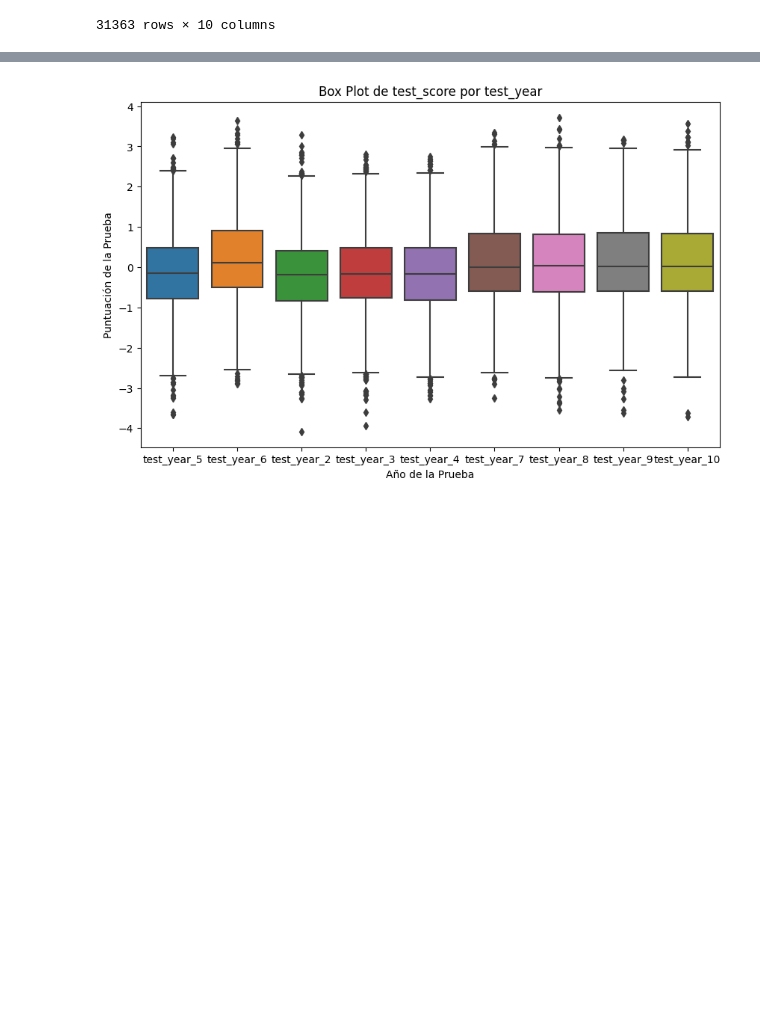
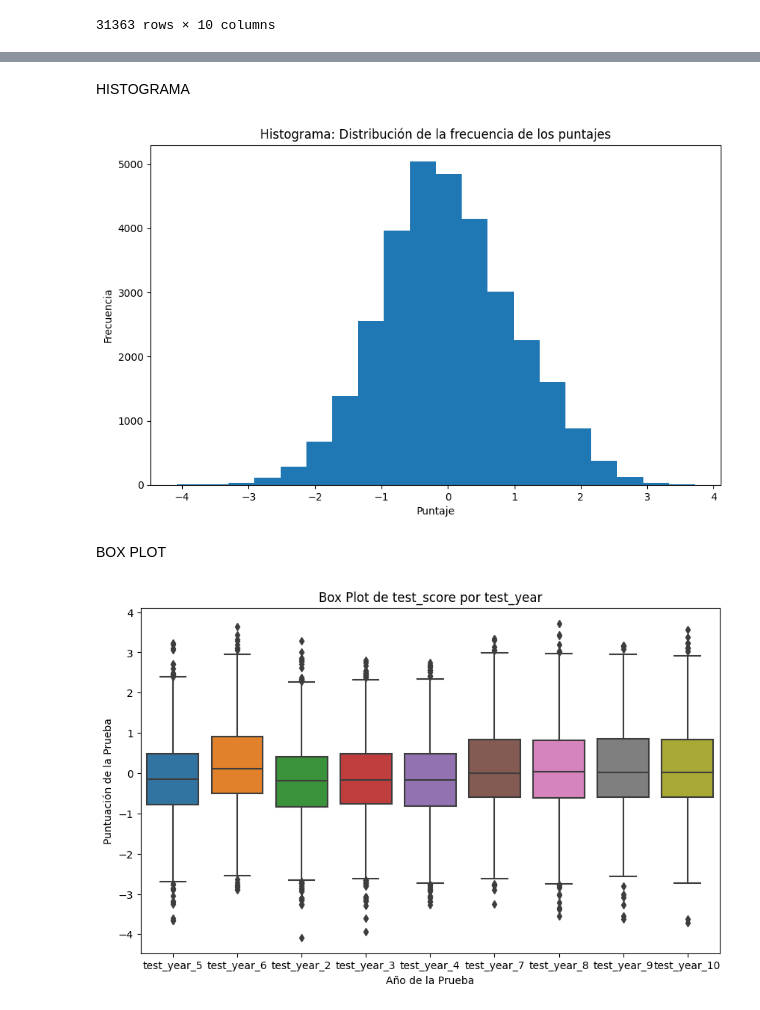
Before and after one commit to cindygarcia/TrabajoAnalisisDatos, a Jupyter notebook: taller1_enunciado.ipynb, the cells around one changed output, grey strips where cells are left out. Saved outputs shown, nothing was run; the diff lists cells and outputs as text; code cells hidden in the pictures; blank space fills up the shorter version.

```diff
--- a/taller1_enunciado.ipynb
+++ b/taller1_enunciado.ipynb
@@ -1058,3 +1135,16 @@ plt.show()
+# %% [markdown]
+HISTOGRAMA
+# %%
+plt.figure(figsize=(10, 6))
+plt.hist(df_final['test_score'], bins=20)
+plt.title('Histograma: Distribución de la frecuencia de los puntajes')
+plt.xlabel('Puntaje')
+plt.ylabel('Frecuencia')
+plt.show()
+# %% [output]
+[figure, added]
+# %% [markdown]
+BOX PLOT
 # %%
 # Crear un box plot
 plt.figure(figsize=(10, 6))
```
Also changed, not shown: parts of 23 cells of this notebook, 1 other file.
